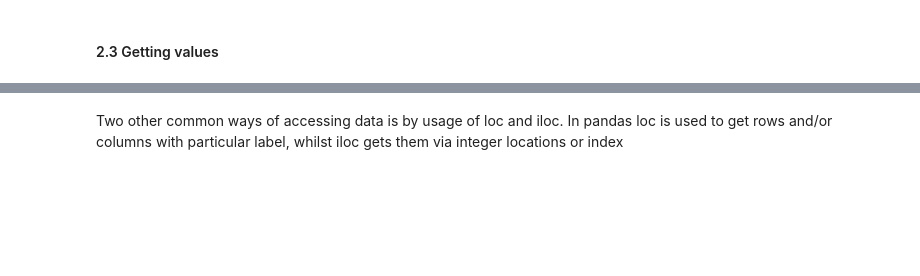
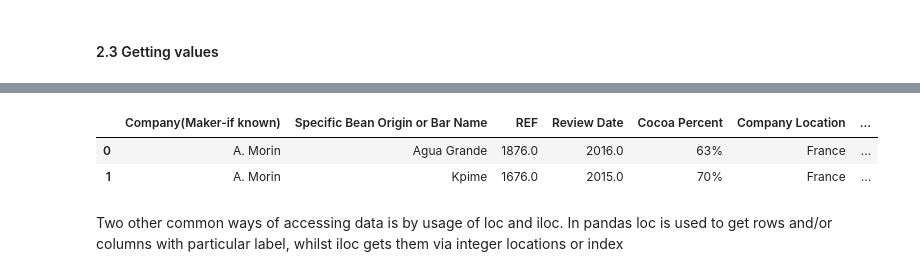
Before and after one commit to kmoabber/Py2b_Kooros_Moabber, a Jupyter notebook: week3/Exercise 3a - Pandas Basics.ipynb, the cells around one changed output, grey strips where cells are left out. Drawn from its saved outputs; the diff is of its cells as text; code cells hidden in the pictures; blank space fills up the shorter version.

```diff
--- a/week3/Exercise 3a - Pandas Basics.ipynb
+++ b/week3/Exercise 3a - Pandas Basics.ipynb
@@ -65,6 +156,10 @@ df["REF"]
 # %%
 # Each row from 0 to 1
-df[0:1]
+df[0:2]
+# %% [output]
+|  | Company(Maker-if known) | Specific Bean Origin or Bar Name | REF | Review Date | Cocoa Percent | Company Location | ... |
+| 0 | A. Morin | Agua Grande | 1876.0 | 2016.0 | 63% | France | ... |
+| 1 | A. Morin | Kpime | 1676.0 | 2015.0 | 70% | France | ... |
 # %% [markdown]
 Two other common ways of accessing data is by usage of loc and iloc. In pandas loc is used to get rows and/or columns with particular label, whilst iloc gets them via integer locations or index
 # %%
```
Also changed, not shown: parts of 12 cells of this notebook, 10 other files.
